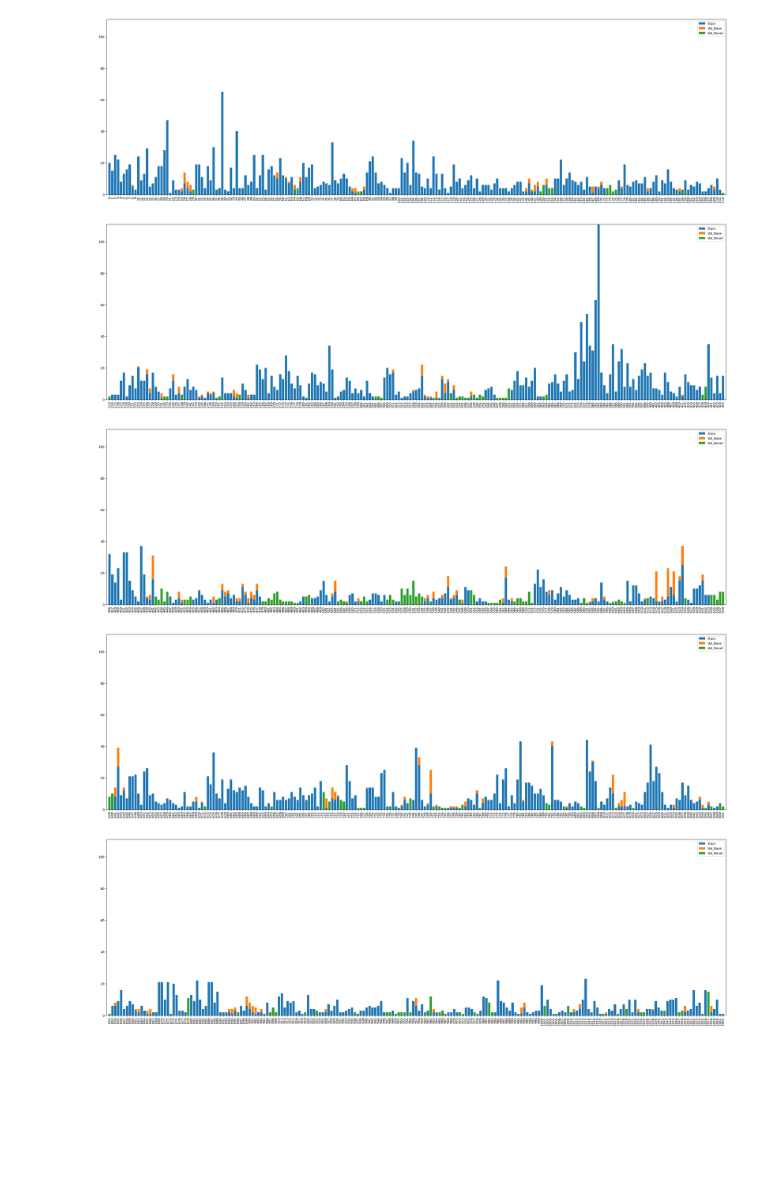
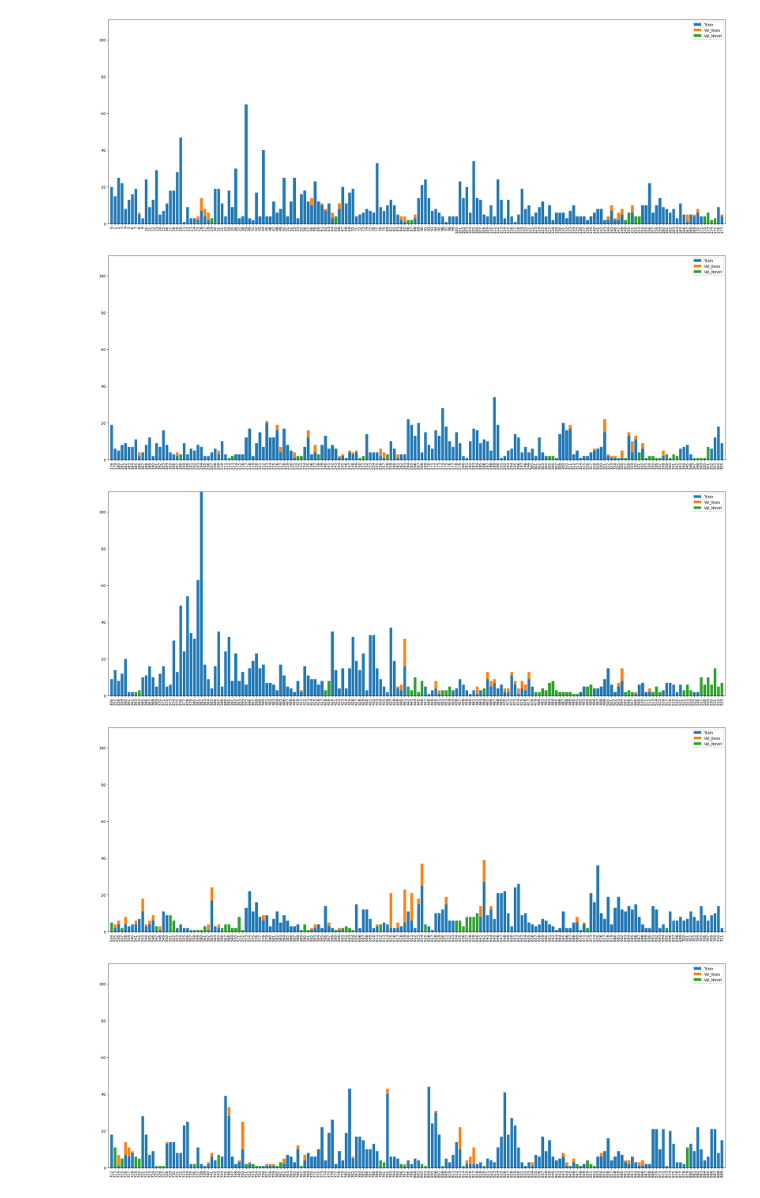
Before and after one commit to MatD3mons/Conditional-Detection-datasets, a Jupyter notebook: GROZI-3.2k/Processing_GROZI.ipynb, the cells around one changed output. Cells and saved outputs as stored; diff of their text form; code cells hidden in the pictures; blank space fills up the shorter version.

```diff
--- a/GROZI-3.2k/Processing_GROZI.ipynb
+++ b/GROZI-3.2k/Processing_GROZI.ipynb
@@ -293,44 +293,44 @@ def process_data(train_files, val_files, test_files):
 def plot_data(classes, counta, countb, countc):
     """Trace les graphiques de type barres empilées."""
     # Diviser les classes en lots
-    for i in range(5):
-        current_classes = classes[i * 213:(i + 1) * 213]
+    for i in range(6):
+        current_classes = classes[i * 178:(i + 1) * 178]
 
         # Initialisation des dictionnaires avec 0 pour chaque classe
         listea = {cls: counta.get(cls, 0) for cls in current_classes}
         listeb = {cls: countb.get(cls, 0) for cls in current_classes}
         listec = {cls: countc.get(cls, 0) for cls in current_classes}
 
         # Créer un DataFrame pour les données de barres empilées
         df = pd.DataFrame({'Train': listea, 'Val': listeb, 'Test': listec}, index=current_classes)
         df = df.sort_index(ascending=True)
 
         # Créer le graphique
-        fig, ax = plt.subplots(figsize=(35, 10))
+        fig, ax = plt.subplots(figsize=(30, 10))
         ax.bar(df.index, df['Train'], label='Train')
         ax.bar(df.index, df['Val'], bottom=df['Train'], label='Val_Base')
         ax.bar(df.index, df['Test'], bottom=df['Train'] + df['Val'], label='Val_Novel')
 
         # Ajouter les éléments au graphique
         ax.legend()
         ax.set_xticks(df.index)  # Définir seulement les positions de l'index existant
         ax.set_xticklabels(df.index)  # Utiliser les mêmes valeurs comme étiquettes
         ax.set_xticklabels(df.index, rotation=90)
         ax.set_xlim(min(df.index) - 1, max(df.index) + 1)
         ax.set_ylim(0, max(counta))
         plt.show()
 
 # Main
 a = 'labels'
 train_files = glob.glob(f'{a}/train/*.txt')
 val_files = glob.glob(f'{a}/valid/*.txt')
 test_files = glob.glob(f'{a}/test/*.txt')
 
 classes, counta, countb, countc = process_data(train_files, val_files, test_files)
 plot_data(classes, counta, countb, countc)
 # %% [output]
-[figure, old version]
+[figure, new version]
-[figure, old version]
+[figure, new version]
-[figure, old version]
+[figure, new version]
-[figure, old version]
+[figure, new version]
-[figure, old version]
+[figure, new version]
```
Also changed, not shown: parts of 1 cell of this notebook, 2 other files.
